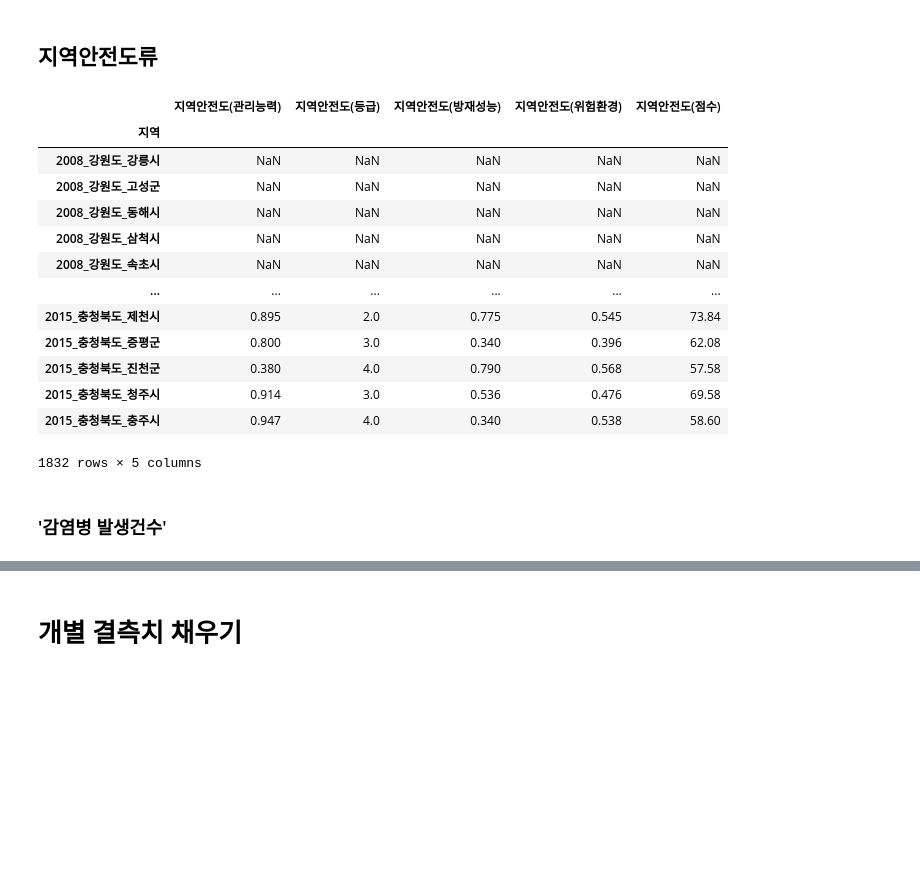
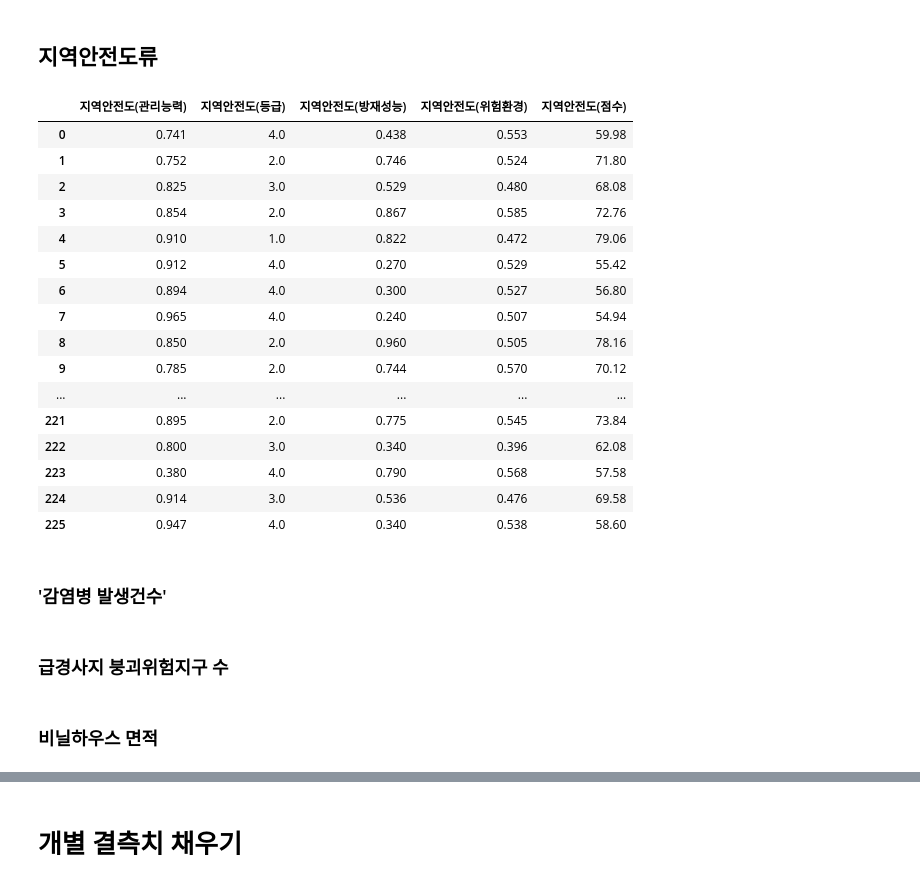
Before and after one commit to gloryle/ARTISTS, a Jupyter notebook: 1118_결측치대체(2014시군구결측치 대체).ipynb, the cells around one changed output, grey strips where cells are left out. Saved outputs shown, nothing was run; the diff lists cells and outputs as text; code cells hidden in the pictures; blank space fills up the shorter version.

```diff
--- a/1118_결측치대체(2014시군구결측치 대체).ipynb
+++ b/1118_결측치대체(2014시군구결측치 대체).ipynb
@@ -180,28 +194,35 @@ sigungu_14.loc[:,['지역','의료인력']]
 fill_all('지역안전도(관리능력)','지역안전도(등급)','지역안전도(방재성능)',
         '지역안전도(위험환경)','지역안전도(점수)')
 # %%
-sigungu.loc[:,['지역안전도(관리능력)','지역안전도(등급)','지역안전도(방재성능)',
+sigungu_14.loc[:,['지역안전도(관리능력)','지역안전도(등급)','지역안전도(방재성능)',
         '지역안전도(위험환경)','지역안전도(점수)']]
 # %% [output]
 |  | 지역안전도(관리능력) | 지역안전도(등급) | 지역안전도(방재성능) | 지역안전도(위험환경) | 지역안전도(점수) |
-| 지역 |  |  |  |  |  |
-| 2008_강원도_강릉시 | NaN | NaN | NaN | NaN | NaN |
-| 2008_강원도_고성군 | NaN | NaN | NaN | NaN | NaN |
-| 2008_강원도_동해시 | NaN | NaN | NaN | NaN | NaN |
-| 2008_강원도_삼척시 | NaN | NaN | NaN | NaN | NaN |
-| 2008_강원도_속초시 | NaN | NaN | NaN | NaN | NaN |
+| 0 | 0.741 | 4.0 | 0.438 | 0.553 | 59.98 |
+| 1 | 0.752 | 2.0 | 0.746 | 0.524 | 71.80 |
+| 2 | 0.825 | 3.0 | 0.529 | 0.480 | 68.08 |
+| 3 | 0.854 | 2.0 | 0.867 | 0.585 | 72.76 |
+| 4 | 0.910 | 1.0 | 0.822 | 0.472 | 79.06 |
+| 5 | 0.912 | 4.0 | 0.270 | 0.529 | 55.42 |
+| 6 | 0.894 | 4.0 | 0.300 | 0.527 | 56.80 |
+| 7 | 0.965 | 4.0 | 0.240 | 0.507 | 54.94 |
+| 8 | 0.850 | 2.0 | 0.960 | 0.505 | 78.16 |
+| 9 | 0.785 | 2.0 | 0.744 | 0.570 | 70.12 |
 | ... | ... | ... | ... | ... | ... |
-| 2015_충청북도_제천시 | 0.895 | 2.0 | 0.775 | 0.545 | 73.84 |
-| 2015_충청북도_증평군 | 0.800 | 3.0 | 0.340 | 0.396 | 62.08 |
-| 2015_충청북도_진천군 | 0.380 | 4.0 | 0.790 | 0.568 | 57.58 |
-| 2015_충청북도_청주시 | 0.914 | 3.0 | 0.536 | 0.476 | 69.58 |
-| 2015_충청북도_충주시 | 0.947 | 4.0 | 0.340 | 0.538 | 58.60 |
+| 221 | 0.895 | 2.0 | 0.775 | 0.545 | 73.84 |
+| 222 | 0.800 | 3.0 | 0.340 | 0.396 | 62.08 |
+| 223 | 0.380 | 4.0 | 0.790 | 0.568 | 57.58 |
+| 224 | 0.914 | 3.0 | 0.536 | 0.476 | 69.58 |
+| 225 | 0.947 | 4.0 | 0.340 | 0.538 | 58.60 |
-1832 rows × 5 columns
 # %% [markdown]
 ### '감염병 발생건수'
 # %%
 fill_all('감염병 발생건수')
+# %% [markdown]
+### 급경사지 붕괴위험지구 수
 # %%
 fill_all('급경사지 붕괴위험지구 수')
+# %% [markdown]
+### 비닐하우스 면적
 # %%
 fill_all('비닐하우스 면적')
```
Also changed, not shown: parts of 29 cells of this notebook.
